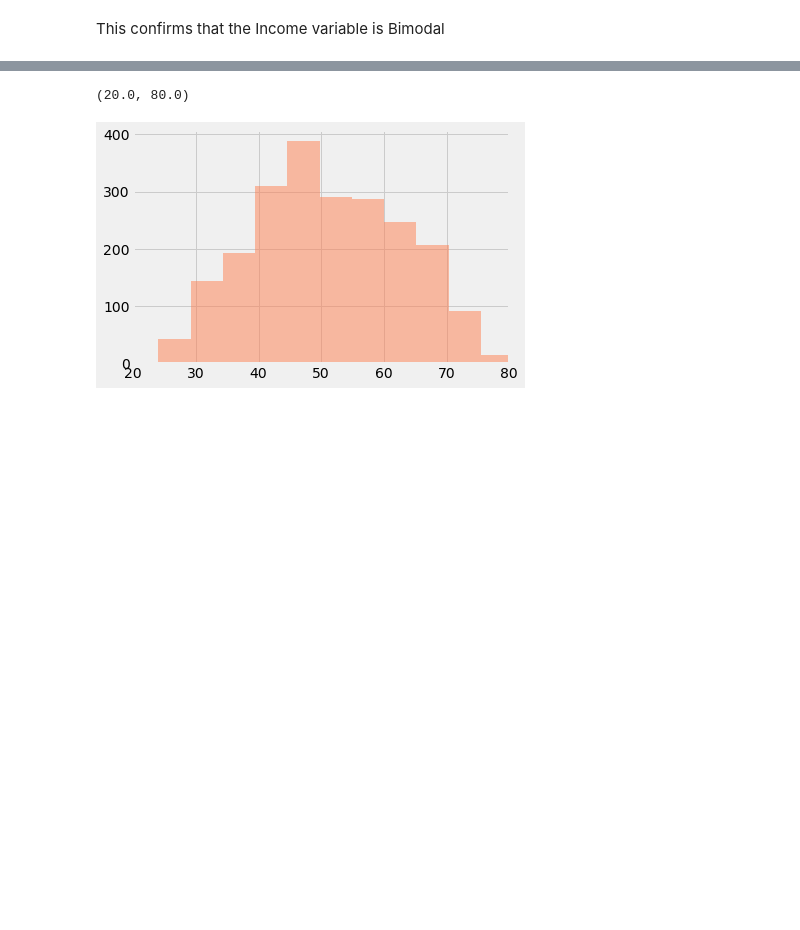
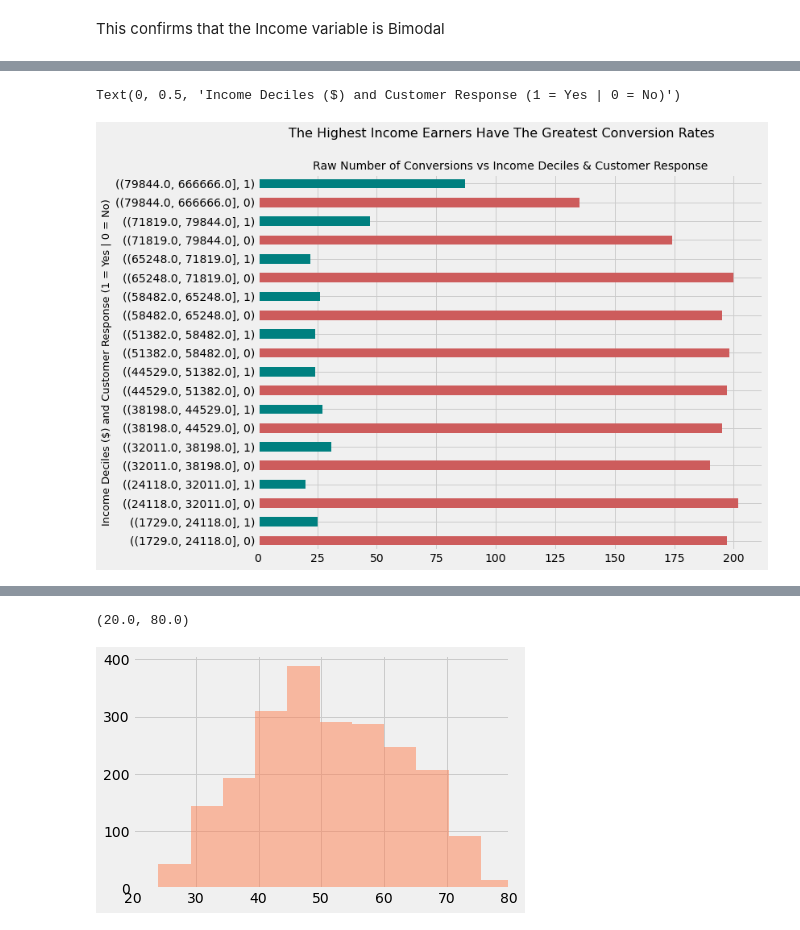
Before and after one commit to Taimur-Shabbir/in-progress-projects, a Jupyter notebook: CRM Analytics Project.ipynb, the cells around one changed output, grey strips where cells are left out. Drawn from its saved outputs; the diff is of its cells as text; code cells hidden in the pictures; blank space fills up the shorter version.

```diff
--- a/CRM Analytics Project.ipynb
+++ b/CRM Analytics Project.ipynb
@@ -351,0 +354,11 @@ Text(0.5, 1.0, 'Raw Number of Customer Conversions Across All Marketing Campaing
+# %%
+data.groupby('Income Deciles')['Response'].value_counts().plot(kind = 'barh',
+                                                               color = ['indianred','teal'],
+                                                               figsize = (10, 8))
+
+plt.suptitle('The Highest Income Earners Have The Greatest Conversion Rates', size = 16)
+plt.title('Raw Number of Conversions vs Income Deciles & Customer Response', size = 14)
+plt.ylabel('Income Deciles ($) and Customer Response (1 = Yes | 0 = No)', size = 13)
+# %% [output]
+Text(0, 0.5, 'Income Deciles ($) and Customer Response (1 = Yes | 0 = No)')
+[figure, added]
```
Also changed, not shown: parts of 41 cells of this notebook.
